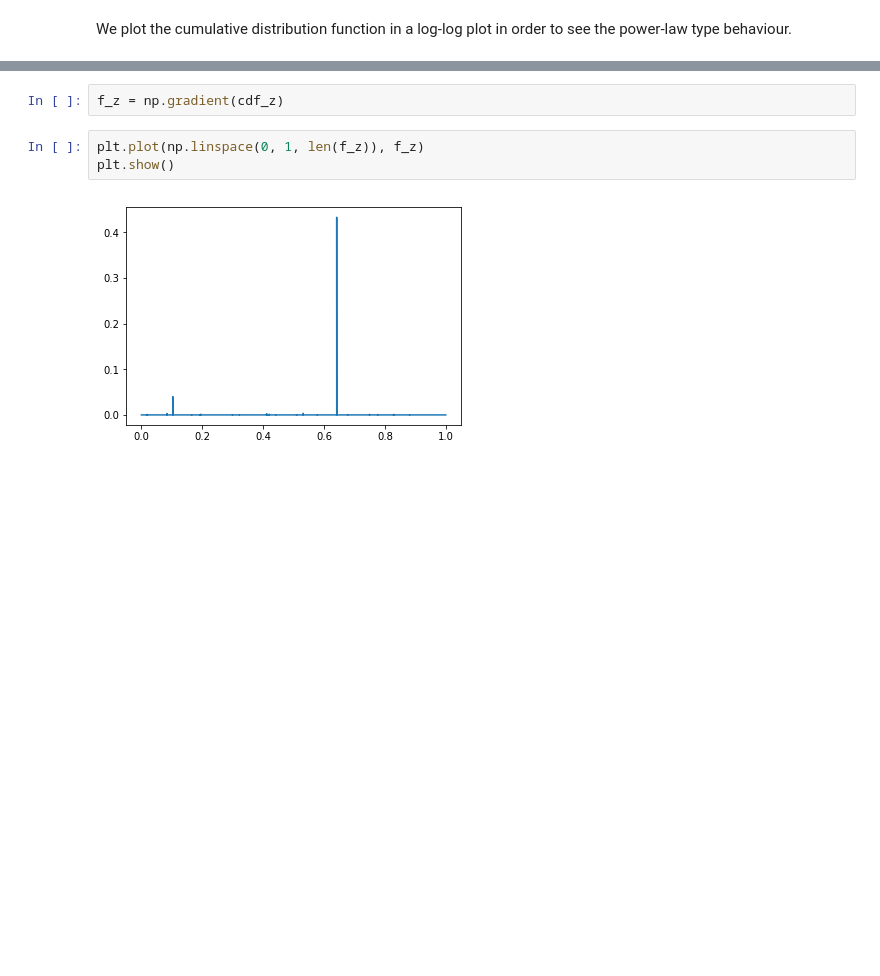
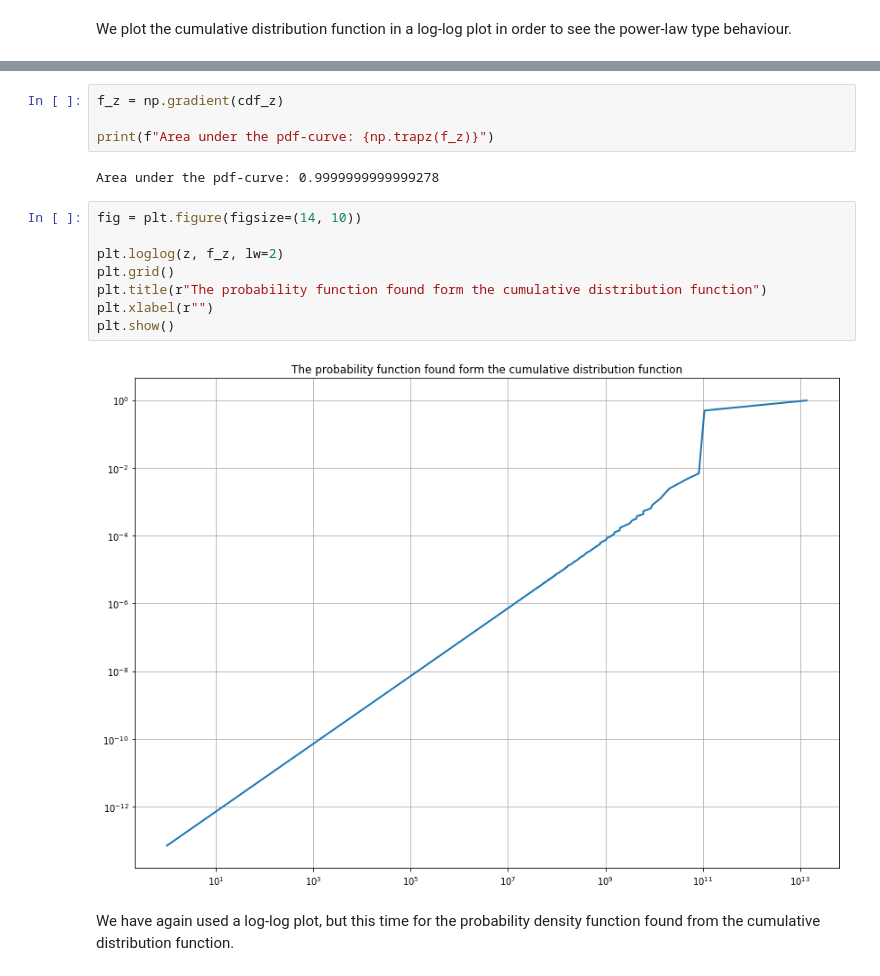
Before and after one commit to Schoyen/FYS4460, a Jupyter notebook: project-3/power-law-distributions.ipynb, the cells around one changed output, grey strips where cells are left out. Drawn from its saved outputs; the diff is of its cells as text; blank space fills up the shorter version.

```diff
--- a/project-3/power-law-distributions.ipynb
+++ b/project-3/power-law-distributions.ipynb
@@ -43,10 +51,21 @@ Having found the cumulative distribution function, we can compute the actual und
     f_Z(z) = \frac{\text{d} P(Z > z)}{\text{d} z}.
 \end{align}
 As the cumulative distribution function is given as an array, we use `np.gradient` to compute the derivative with respect to $z$.
-# %%
-f_z = np.gradient(cdf_z)
-# %%
-plt.plot(np.linspace(0, 1, len(f_z)), f_z)
-plt.show()
-# %% [output]
-[figure, removed]
+# %%
+f_z = np.gradient(cdf_z)
+
+print(f"Area under the pdf-curve: {np.trapz(f_z)}")
+# %% [output]
+Area under the pdf-curve: 0.9999999999999278
+# %%
+fig = plt.figure(figsize=(14, 10))
+
+plt.loglog(z, f_z, lw=2)
+plt.grid()
+plt.title(r"The probability function found form the cumulative distribution function")
+plt.xlabel(r"")
+plt.show()
+# %% [output]
+[figure, added]
+# %% [markdown]
+We have again used a log-log plot, but this time for the probability density function found from the cumulative distribution function.
```
Also changed, not shown: parts of 7 cells of this notebook.
